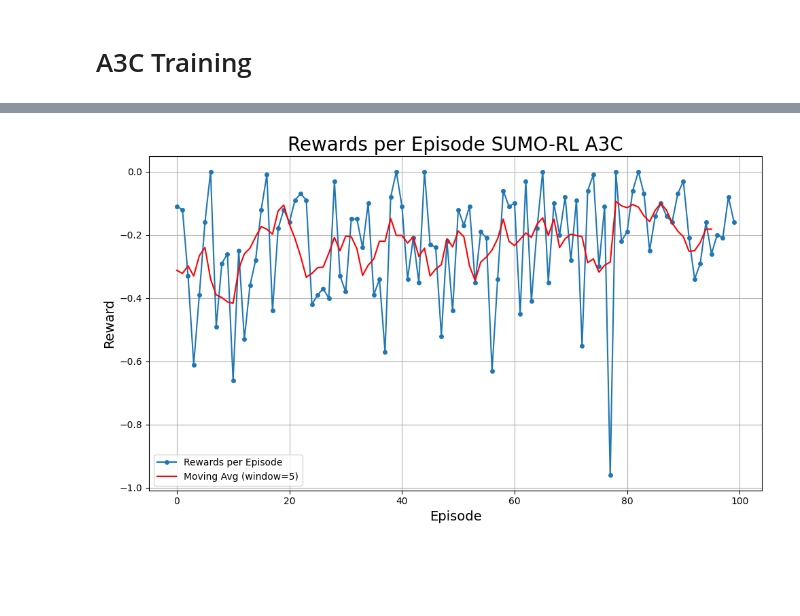
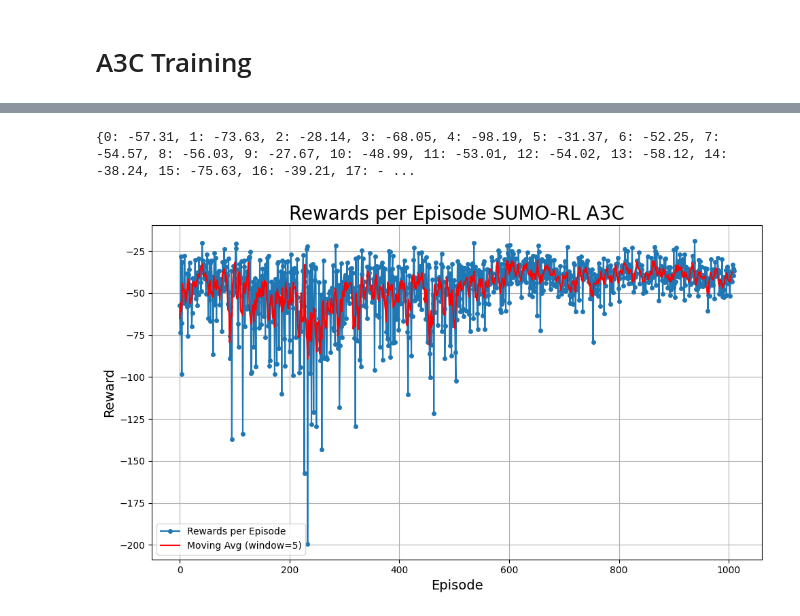
Before and after one commit to KhansaKhanam/ReinforcementLearning_FinalCourseProject, a Jupyter notebook: sumo_A3C.ipynb, the cells around one changed output, grey strips where cells are left out. Cells and saved outputs as stored; diff of their text form; code cells hidden in the pictures; blank space fills up the shorter version.

```diff
--- a/sumo_A3C.ipynb
+++ b/sumo_A3C.ipynb
@@ -321,6 +333,13 @@ torch.save(avg_reward, os.path.join(folder_name, 'a3c_avg_reward.pkl'))
 # %%
+import torch
+from a3c_sumo import greedy_agent_a3c, rewards_per_episode_plot_2
+
 env_id = 'SUMO-RL A3C'
-rewards_per_ep = torch.load('saved_variables/a3c_rewards.pkl')
-rewards_per_episode_plot_2(rewards_per_ep, environment_type=env_id, window_size=5)
+rewards_per_ep = torch.load('saved_variables/a3c_rewards_per_episode.pth')
+
+rewards_per_ep_ = {i: rew for i, rew in enumerate(rewards_per_ep)}
+print(rewards_per_ep_)
+rewards_per_episode_plot_2(rewards_per_ep_, environment_type=env_id, window_size=5)
 # %% [output]
+{0: -57.31, 1: -73.63, 2: -28.14, 3: -68.05, 4: -98.19, 5: -31.37, 6: -52.25, 7: -54.57, 8: -56.03, 9: -27.67, 10: -48.99, 11: -53.01, 12: -54.02, 13: -58.12, 14: -38.24, 15: -75.63, 16: -39.21, 17: - ...
-[figure, old version]
+[figure, new version]
```
Also changed, not shown: parts of 6 cells of this notebook, 13 other files.
